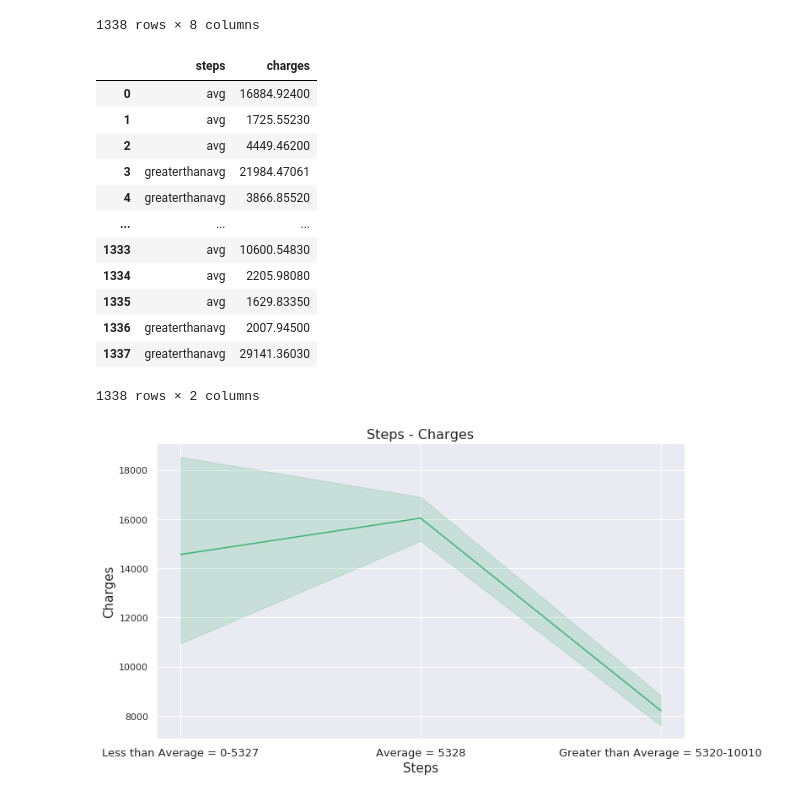
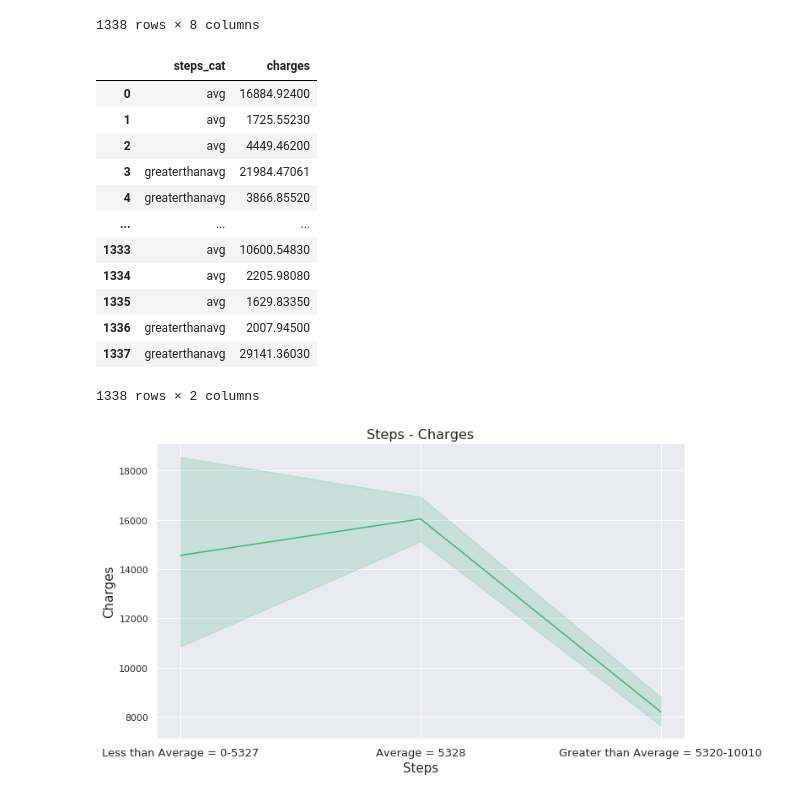
Before and after one commit to Khislatz/DS-Unit-1-Build, a Jupyter notebook: Khislat_Zhuraeva_Medical_Cost_Project.ipynb, the cells around one changed output. Saved outputs shown, nothing was run; the diff lists cells and outputs as text; code cells hidden in the pictures.

```diff
--- a/Khislat_Zhuraeva_Medical_Cost_Project.ipynb
+++ b/Khislat_Zhuraeva_Medical_Cost_Project.ipynb
@@ -202,13 +211,13 @@ insurance_df.sort_values(by='steps', ascending=False) # Range of steps 3000-1001
 # %%
 stepsbins = [0, 3000, 5328, 10010]
 stepslabels = ['lessthanavg', 'avg', 'greaterthanavg']
-insurance_df['steps']= pd.cut(insurance_df['steps'], bins=stepsbins, labels=stepslabels)
-myresults = insurance_df['steps'].value_counts().sort_index()
+insurance_df['steps_cat']= pd.cut(insurance_df['steps'], bins=stepsbins, labels=stepslabels)
+myresults = insurance_df['steps_cat'].value_counts().sort_index()
 # %%
-steps_charges_df = insurance_df[['steps', 'charges']]
+steps_charges_df = insurance_df[['steps_cat', 'charges']]
 steps_charges_df
 # %% [output]
-|  | steps | charges |
+|  | steps_cat | charges |
 | 0 | avg | 16884.92400 |
 | 1 | avg | 1725.55230 |
 | 2 | avg | 4449.46200 |
```
Also changed, not shown: parts of 47 cells of this notebook.
